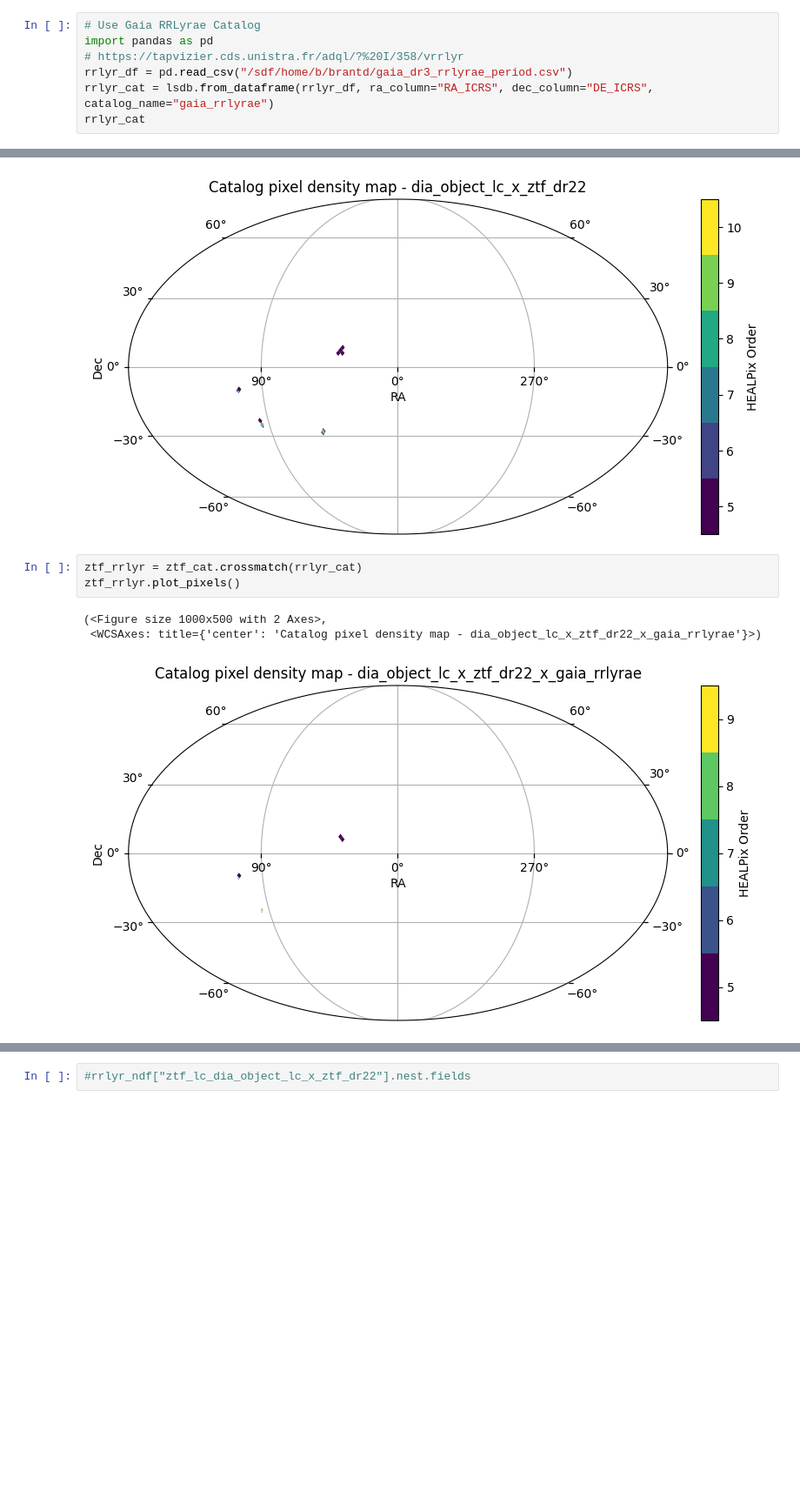
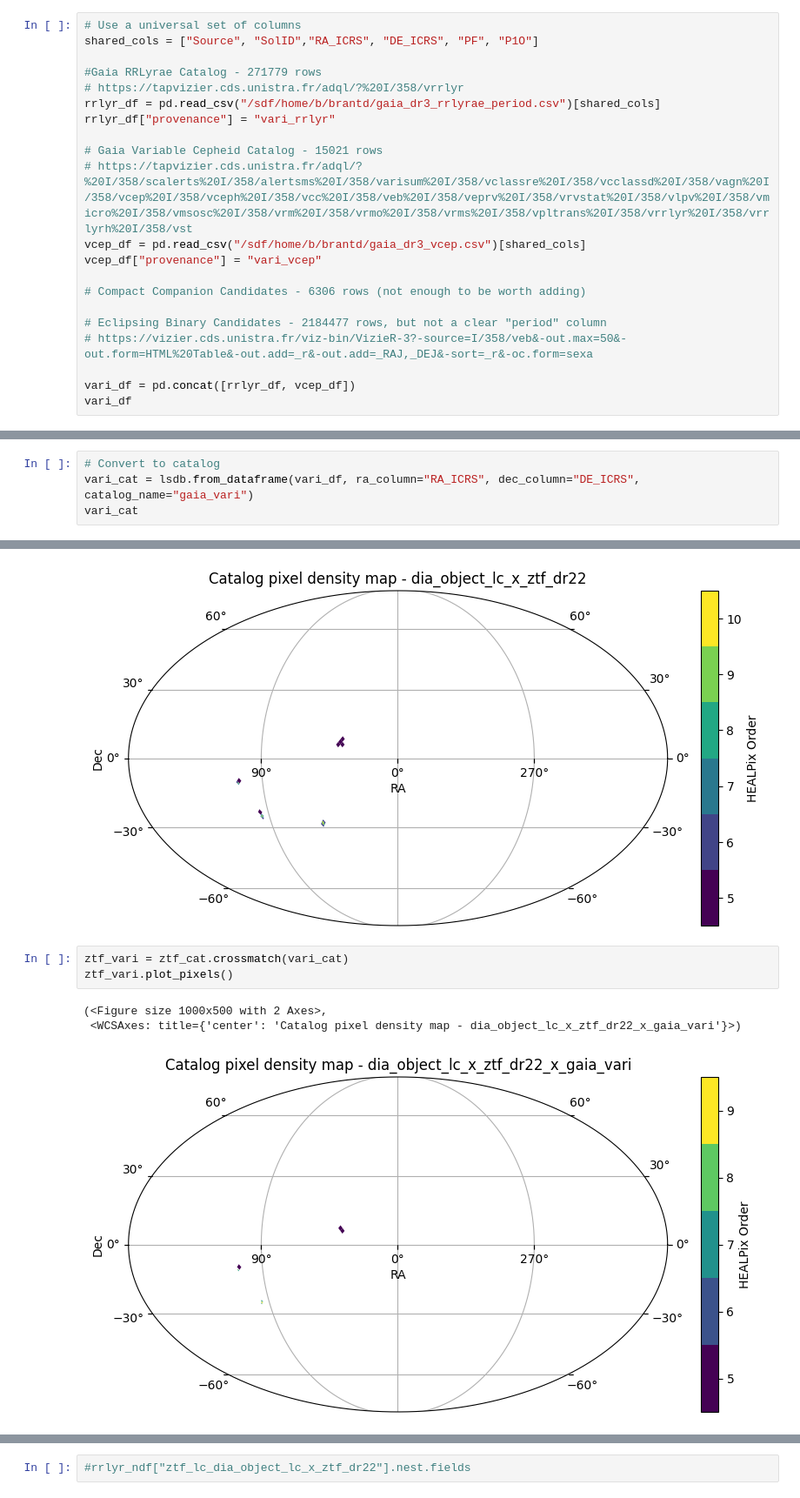
Before and after one commit to lsst-sitcom/linccf, a Jupyter notebook: internal/march_sprint/5.other_periodic_to_rubin/period_comparison.ipynb, the cells around one changed output, grey strips where cells are left out. Shown at 87% size. Drawn from its saved outputs; the diff is of its cells as text; blank space fills up the shorter version.

Commit message:
add vcep

```diff
--- a/internal/march_sprint/5.other_periodic_to_rubin/period_comparison.ipynb
+++ b/internal/march_sprint/5.other_periodic_to_rubin/period_comparison.ipynb
@@ -57,8 +72,22 @@ Bulk downloads available here: https://cdn.gea.esac.esa.int/Gaia/gdr3/Variabilit
 # %%
-# Use Gaia RRLyrae Catalog
-import pandas as pd
+# Use a universal set of columns
+shared_cols = ["Source", "SolID","RA_ICRS", "DE_ICRS", "PF", "P1O"]
+
+#Gaia RRLyrae Catalog - 271779 rows
 # https://tapvizier.cds.unistra.fr/adql/?%20I/358/vrrlyr
-rrlyr_df = pd.read_csv("/sdf/home/b/brantd/gaia_dr3_rrlyrae_period.csv")
-rrlyr_cat = lsdb.from_dataframe(rrlyr_df, ra_column="RA_ICRS", dec_column="DE_ICRS", catalog_name="gaia_rrlyrae")
-rrlyr_cat
+rrlyr_df = pd.read_csv("/sdf/home/b/brantd/gaia_dr3_rrlyrae_period.csv")[shared_cols]
+rrlyr_df["provenance"] = "vari_rrlyr"
+
+# Gaia Variable Cepheid Catalog - 15021 rows
+# https://tapvizier.cds.unistra.fr/adql/?%20I/358/scalerts%20I/358/alertsms%20I/358/varisum%20I/358/vclassre%20I/358/vcclassd%20I/358/vagn%20I/358/vcep%20I/358/vceph%20I/358/vcc%20I/358/veb%20I/358/veprv%20I/358/vrvstat%20I/358/vlpv%20I/358/vmicro%20I/358/vmsosc%20I/358/vrm%20I/358/vrmo%20I/358/vrms%20I/358/vpltrans%20I/358/vrrlyr%20I/358/vrrlyrh%20I/358/vst
+vcep_df = pd.read_csv("/sdf/home/b/brantd/gaia_dr3_vcep.csv")[shared_cols]
+vcep_df["provenance"] = "vari_vcep"
+
+# Compact Companion Candidates - 6306 rows (not enough to be worth adding)
+
+# Eclipsing Binary Candidates - 2184477 rows, but not a clear "period" column
+# https://vizier.cds.unistra.fr/viz-bin/VizieR-3?-source=I/358/veb&-out.max=50&-out.form=HTML%20Table&-out.add=_r&-out.add=_RAJ,_DEJ&-sort=_r&-oc.form=sexa
+
+vari_df = pd.concat([rrlyr_df, vcep_df])
+vari_df
 # %% [output]
@@ -83,0 +101,4 @@ The catalog has been loaded lazily, meaning no data has been read, only the cata
+# %%
+# Convert to catalog
+vari_cat = lsdb.from_dataframe(vari_df, ra_column="RA_ICRS", dec_column="DE_ICRS", catalog_name="gaia_vari")
+vari_cat
@@ -128,11 +150,11 @@ len(ztf_cat)
 53011
 [figure]
 # %%
-ztf_rrlyr = ztf_cat.crossmatch(rrlyr_cat)
-ztf_rrlyr.plot_pixels()
+ztf_vari = ztf_cat.crossmatch(vari_cat)
+ztf_vari.plot_pixels()
 # %% [output]
 (<Figure size 1000x500 with 2 Axes>,
- <WCSAxes: title={'center': 'Catalog pixel density map - dia_object_lc_x_ztf_dr22_x_gaia_rrlyrae'}>)
+ <WCSAxes: title={'center': 'Catalog pixel density map - dia_object_lc_x_ztf_dr22_x_gaia_vari'}>)
-[figure, old version]
+[figure, new version]
 # %%
 # Very small -> Go to nested-pandas
```
Also changed, not shown: parts of 13 cells of this notebook.
